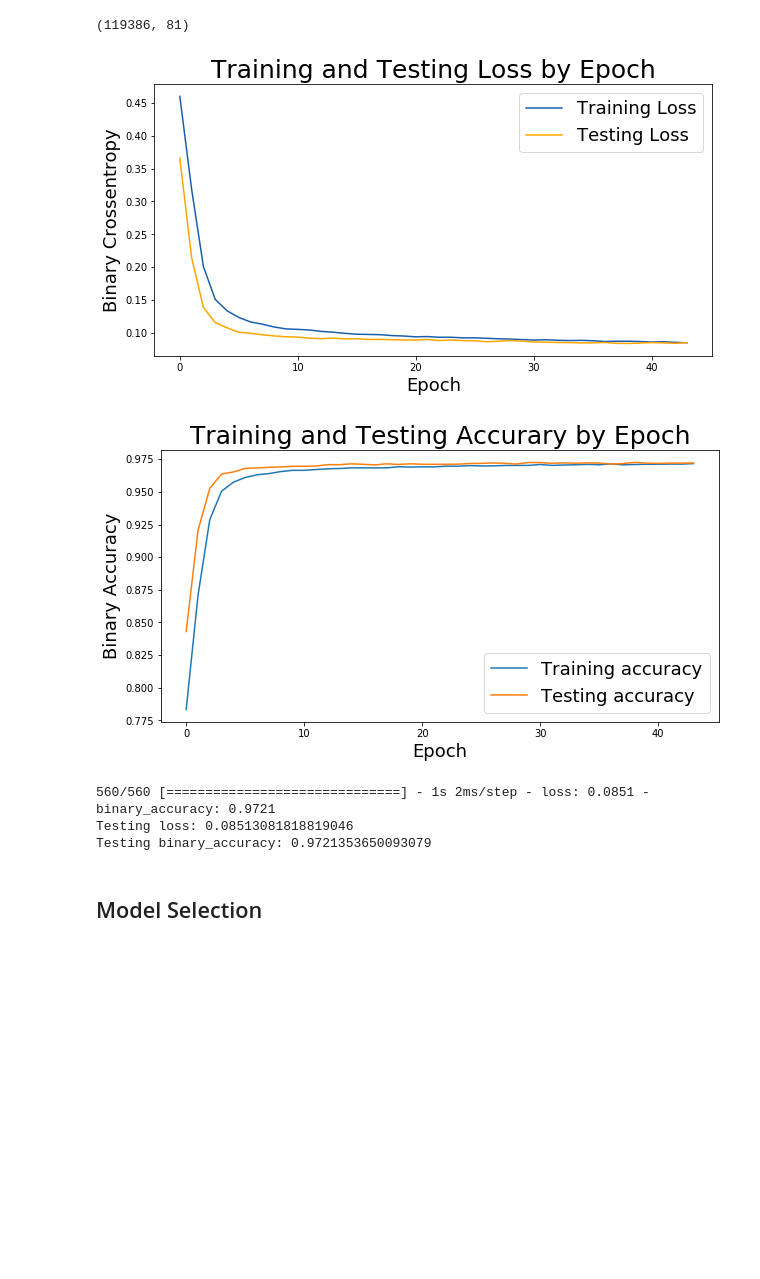
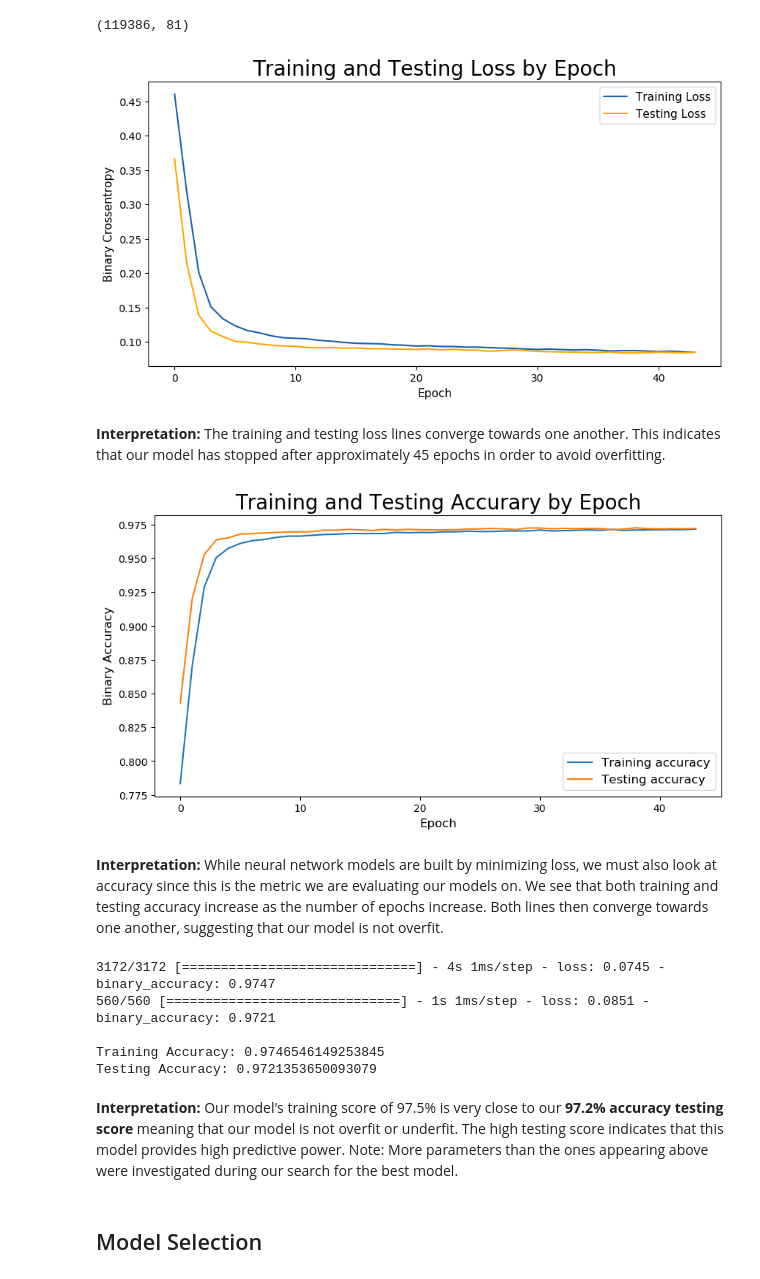
Before and after one commit to JulKelman/Predicting-Hotel-Bookings-Cancellation, a Jupyter notebook: code/Notebook 2.ipynb, the cells around one changed output. Saved outputs shown, nothing was run; the diff lists cells and outputs as text; code cells hidden in the pictures; blank space fills up the shorter version.

```diff
--- a/code/Notebook 2.ipynb
+++ b/code/Notebook 2.ipynb
@@ -883,48 +891,56 @@ history = model.fit(X_train_sc,
 # %%
 # Check out our train loss and test loss over epochs.
 train_loss = history.history['loss']
 test_loss = history.history['val_loss']
 
-# Set figure size.
+# Visualizing our training and testing loss by epoch
 plt.figure(figsize=(10, 5))
-
-# Generate line plot of training, testing loss over epochs.
 plt.plot(train_loss, label='Training Loss', color='#185fad')
 plt.plot(test_loss, label='Testing Loss', color='orange')
-
-# Set title
-plt.title('Training and Testing Loss by Epoch', fontsize = 25)
-plt.xlabel('Epoch', fontsize = 18)
-plt.ylabel('Binary Crossentropy', fontsize = 18)
-
-plt.legend(fontsize = 18);
+plt.title('Training and Testing Loss by Epoch', fontsize = 20)
+plt.xlabel('Epoch', fontsize = 11)
+plt.ylabel('Binary Crossentropy', fontsize = 11)
+plt.legend(fontsize = 11);
 
 # Credit to GA CNN global lecture author for the graph code
 # %% [output]
-[figure, old version]
+[figure, new version]
+# %% [markdown]
+**Interpretation:** The training and testing loss lines converge towards one another. This indicates that our model has stopped after approximately 45 epochs in order to avoid overfitting.
 # %%
+# Visualizing our training and testing accuracy by epoch:
 plt.figure(figsize=(10, 5))
 plt.plot(history.history['binary_accuracy'], label='Training accuracy')
 plt.plot(history.history['val_binary_accuracy'], label='Testing accuracy')
-plt.title('Training and Testing Accurary by Epoch', fontsize = 25)
-plt.xlabel('Epoch', fontsize = 18)
-plt.ylabel('Binary Accuracy', fontsize = 18)
-plt.legend(fontsize = 18);
+plt.title('Training and Testing Accurary by Epoch', fontsize = 20)
+plt.xlabel('Epoch', fontsize = 12)
+plt.ylabel('Binary Accuracy', fontsize = 12)
+plt.legend(fontsize = 12);
 # %% [output]
-[figure, old version]
+[figure, new version]
+# %% [markdown]
+**Interpretation:** While neural network models are built by minimizing loss, we must also look at accuracy since this is the metric we are evaluating our models on. We see that both training and testing accuracy increase as the number of epochs increase. Both lines then converge towards one another, suggesting that our model is not overfit.
 # %%
-# Evaluate model on test data.
-score = model.evaluate(X_test_sc,
+# Scoring
+train_score = model.evaluate(X_train_sc,
+                       y_train,
+                       verbose=1)
+test_score = model.evaluate(X_test_sc,
                        y_test,
                        verbose=1)
+labels = model.metrics_names
 
-labels = model.metrics_names
-# Show model performance.
-print(f'Testing {labels[0]}: {score[0]}')
-print(f'Testing {labels[1]}: {score[1]}')
+print('')
+print(f'Training Accuracy: {train_score[1]}')
+print(f'Testing Accuracy: {test_score[1]}')
 # %% [output]
-560/560 [==============================] - 1s 2ms/step - loss: 0.0851 - binary_accuracy: 0.9721
-Testing loss: 0.08513081818819046
-Testing binary_accuracy: 0.9721353650093079
+3172/3172 [==============================] - 4s 1ms/step - loss: 0.0745 - binary_accuracy: 0.9747
+560/560 [==============================] - 1s 1ms/step - loss: 0.0851 - binary_accuracy: 0.9721
+
+Training Accuracy: 0.9746546149253845
+Testing Accuracy: 0.9721353650093079
+# %% [markdown]
+**Interpretation:** Our model's training score of 97.5% is very close to our **97.2% accuracy testing score** meaning that our model is not overfit or underfit. The high testing score indicates that this model provides high predictive power.
+Note: More parameters than the ones appearing above were investigated during our search for the best model.
 # %% [markdown]
 ## Model Selection
```
Also changed, not shown: parts of 24 cells of this notebook.
